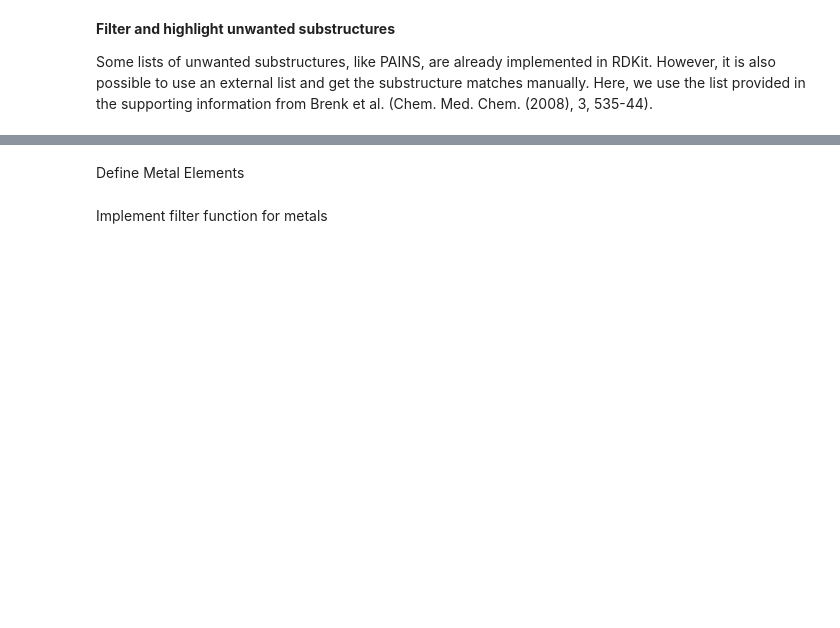
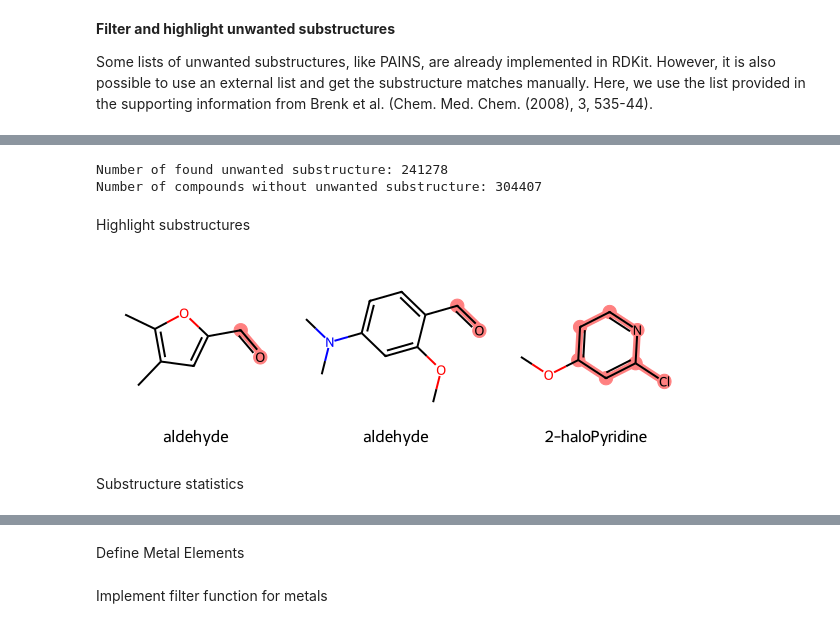
Before and after one commit to hrkhach/Task1_Zinc, a Jupyter notebook: Fetching Data from Zinc.ipynb, the cells around one changed output, grey strips where cells are left out. Saved outputs shown, nothing was run; the diff lists cells and outputs as text; code cells hidden in the pictures; blank space fills up the shorter version.

```diff
--- a/Fetching Data from Zinc.ipynb
+++ b/Fetching Data from Zinc.ipynb
@@ -124,0 +138,45 @@ Some lists of unwanted substructures, like PAINS, are already implemented in RDK
+# %%
+# search for unwanted substructure
+matches = []
+clean = []
+for index, row in tqdm(zinc_data.iterrows(), total=zinc_data.shape[0]):
+    molecule = Chem.MolFromSmiles(row.smiles)
+    match = False
+    for _, substructure in substructures.iterrows():
+        if molecule.HasSubstructMatch(substructure.rdkit_molecule):
+            matches.append(
+                {
+                    "zinc_id": row.zinc_id,
+                    "rdkit_molecule": molecule,
+                    "substructure": substructure.rdkit_molecule,
+                    "substructure_name": substructure["name"],
+                }
+            )
+            match = True
+    if not match:
+        clean.append(index)
+
+matches = pd.DataFrame(matches)
+zinc_data = zinc_data.loc[clean]
+# %%
+# NBVAL_CHECK_OUTPUT
+print(f"Number of found unwanted substructure: {len(matches)}")
+print(f"Number of compounds without unwanted substructure: {len(zinc_data)}")
+# %% [output]
+Number of found unwanted substructure: 241278
+Number of compounds without unwanted substructure: 304407
+# %% [markdown]
+Highlight substructures
+# %%
+to_highlight = [
+    row.rdkit_molecule.GetSubstructMatch(row.substructure) for _, row in matches.head(3).iterrows()
+]
+Chem.Draw.MolsToGridImage(
+    list(matches.head(3).rdkit_molecule),
+    highlightAtomLists=to_highlight,
+    legends=list(matches.head(3).substructure_name),
+)
+# %% [output]
+[figure, added]
+# %% [markdown]
+Substructure statistics
```
Also changed, not shown: parts of 6 cells of this notebook, 1 other file.
